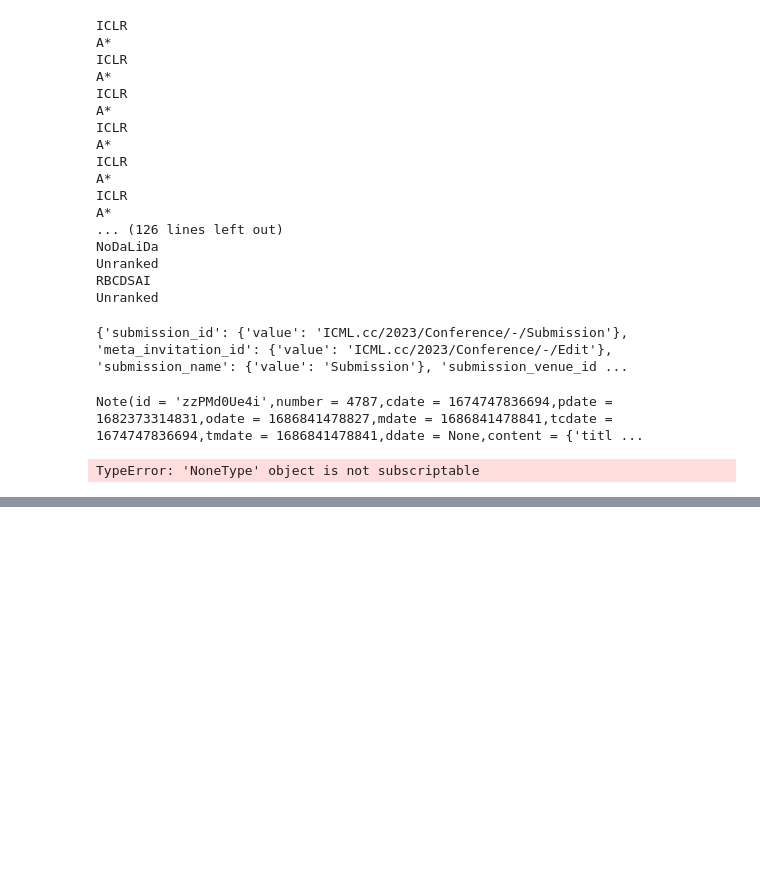
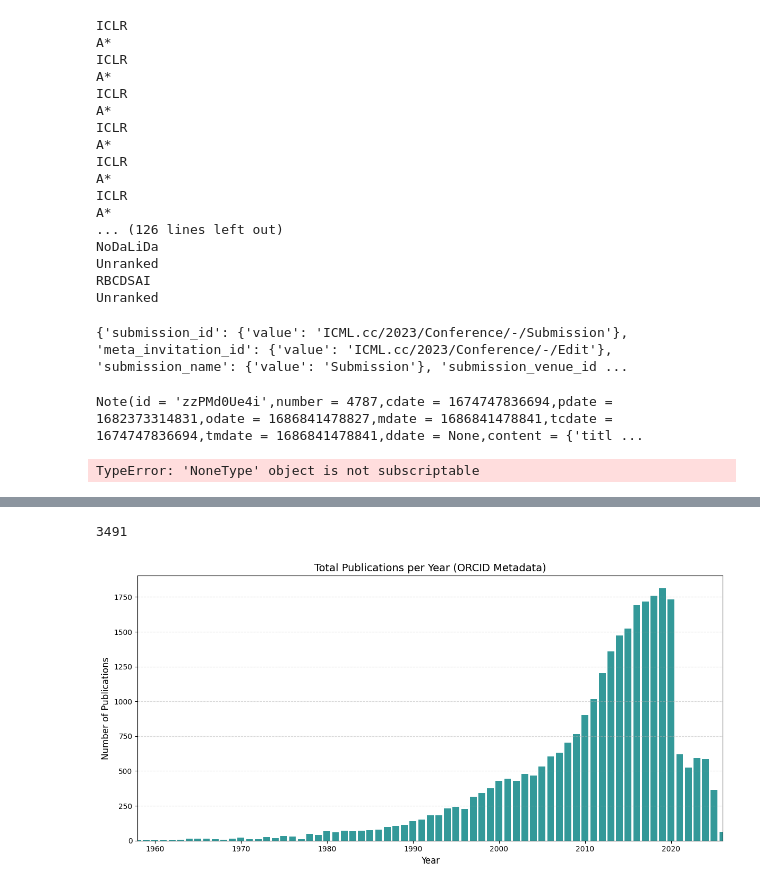
Before and after one commit to Christof93/Conference-Simulation, a Jupyter notebook: data/try_stuff.ipynb, the cells around one changed output, grey strips where cells are left out. Saved outputs shown, nothing was run; the diff lists cells and outputs as text; code cells hidden in the pictures; blank space fills up the shorter version.

```diff
--- a/data/try_stuff.ipynb
+++ b/data/try_stuff.ipynb
@@ -208,0 +260,40 @@ for sub in all_subs:
+# %%
+len(counts)
+# %% [output]
+3491
+# %%
+# 1. Load results
+with open("orcid_validation_results.json", "r") as f:
+    data = json.load(f)
+
+# 2. Flatten all years from all researchers into one list
+all_years = []
+for researcher in data:
+    all_years.extend([c["year"] for c in researcher.get("counts_by_year", [])])
+
+if not all_years:
+    print("No year data found in results.")
+# 3. Filter for reasonable years (e.g., 1950 to current)
+current_year = 2026
+filtered_years = [y for y in all_years if 1950 <= y <= current_year]
+
+# 4. Count and sort by year
+year_counts = Counter(filtered_years)
+sorted_years = sorted(year_counts.keys())
+counts = [year_counts[y] for y in sorted_years]
+# 5. Plot
+plt.figure(figsize=(12, 6))
+plt.bar(sorted_years, counts, color='teal', alpha=0.8)
+
+plt.title("Total Publications per Year (ORCID Metadata)", fontsize=14)
+plt.xlabel("Year", fontsize=12)
+plt.ylabel("Number of Publications", fontsize=12)
+plt.grid(axis='y', linestyle='--', alpha=0.5)
+
+# Highlight the last 10 years
+plt.xlim(max(1950, min(sorted_years)), current_year)
+
+plt.tight_layout()
+plt.show()
+# %% [output]
+[figure, added]
```
Also changed, not shown: parts of 4 cells of this notebook, 5 other files.
